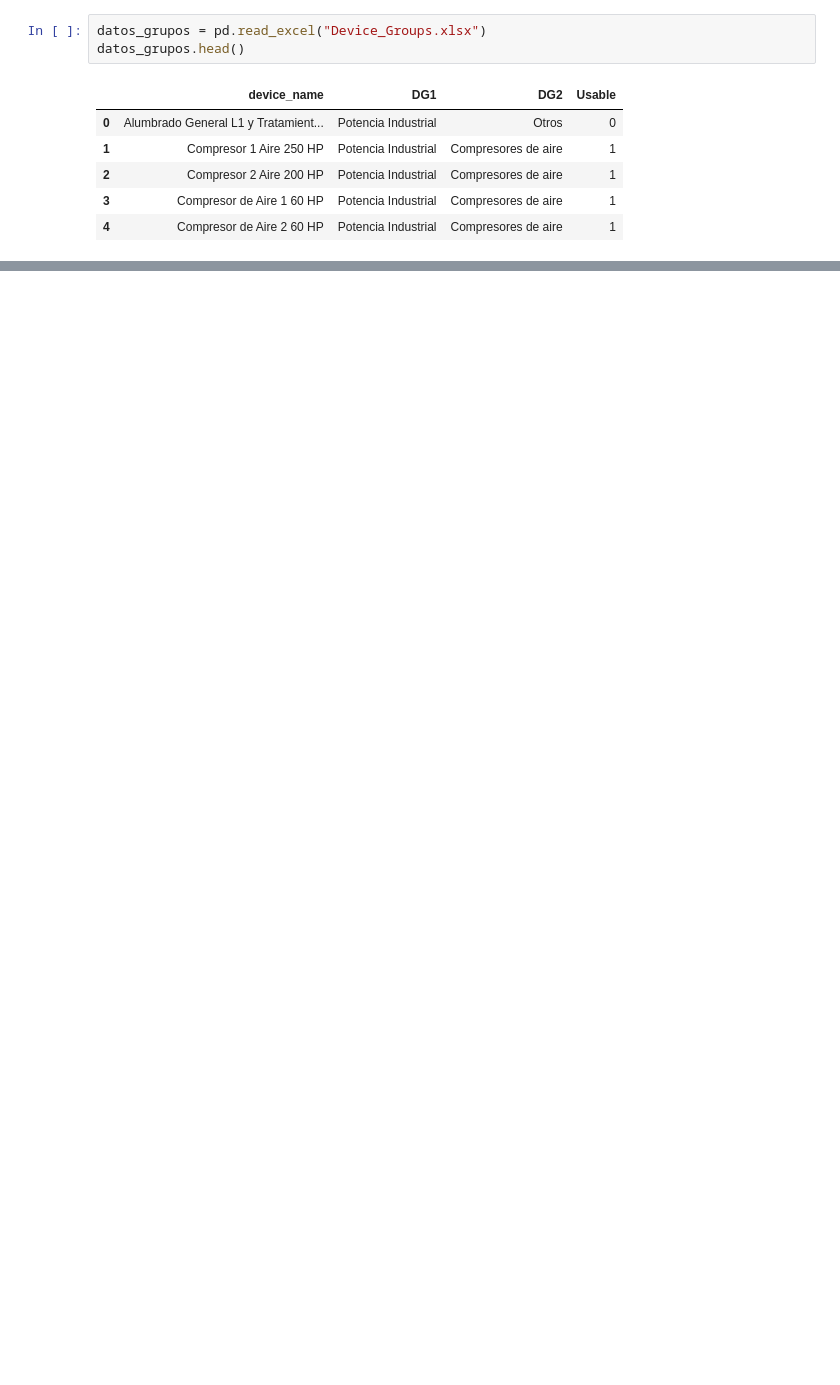
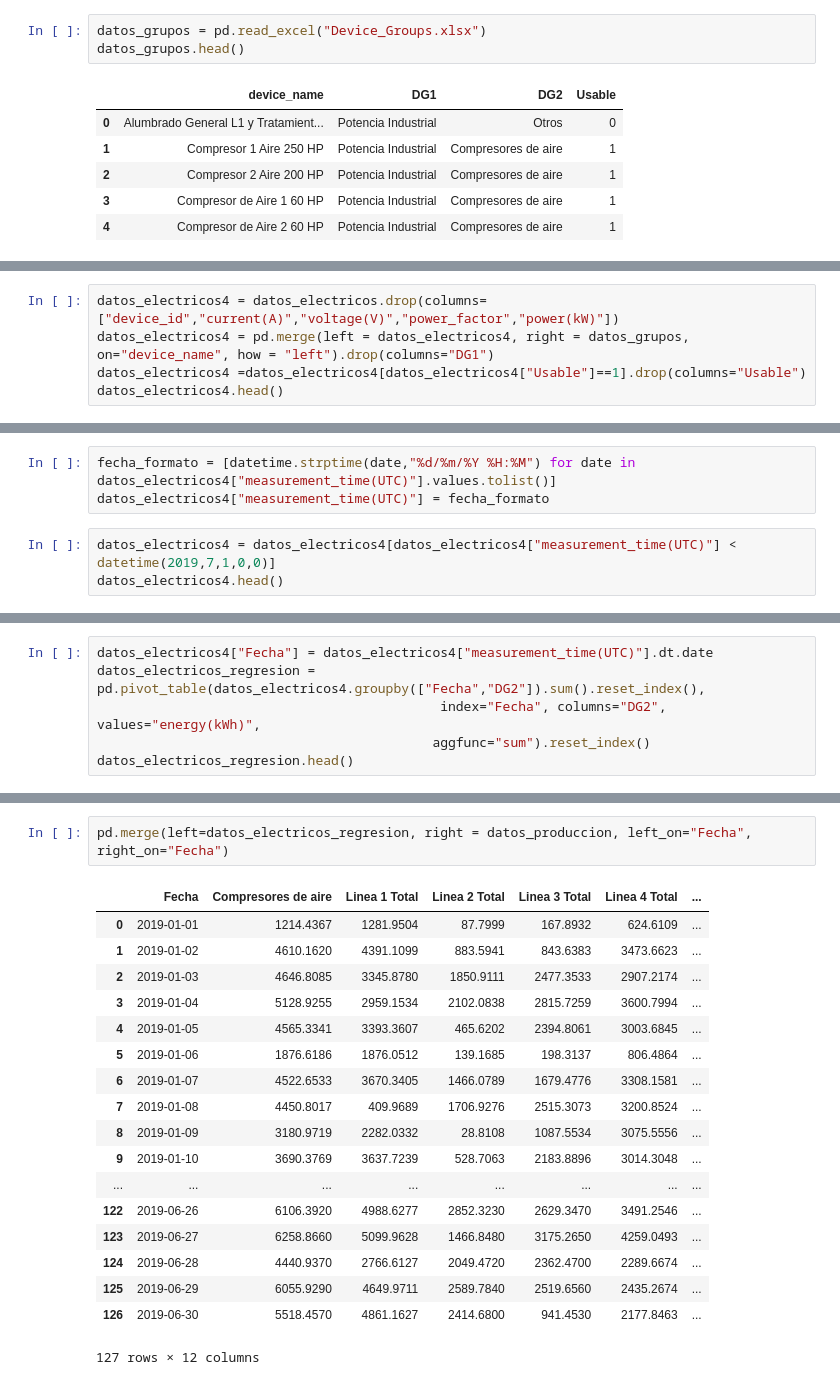
Before and after one commit to Axioma42/Project1, a Jupyter notebook: Project1.ipynb, the cells around one changed output, grey strips where cells are left out. Saved outputs shown, nothing was run; the diff lists cells and outputs as text; blank space fills up the shorter version.

```diff
--- a/Project1.ipynb
+++ b/Project1.ipynb
@@ -59,0 +76,5 @@ array(['Linea 2 Total', 'Linea 4 Total', 'Refrigeración L1L3L4',
+# %%
+datos_electricos4 = datos_electricos.drop(columns=["device_id","current(A)","voltage(V)","power_factor","power(kW)"])
+datos_electricos4 = pd.merge(left = datos_electricos4, right = datos_grupos, on="device_name", how = "left").drop(columns="DG1")
+datos_electricos4 =datos_electricos4[datos_electricos4["Usable"]==1].drop(columns="Usable")
+datos_electricos4.head()
@@ -59,0 +88,6 @@ array(['Linea 2 Total', 'Linea 4 Total', 'Refrigeración L1L3L4',
+# %%
+fecha_formato = [datetime.strptime(date,"%d/%m/%Y %H:%M") for date in datos_electricos4["measurement_time(UTC)"].values.tolist()]
+datos_electricos4["measurement_time(UTC)"] = fecha_formato
+# %%
+datos_electricos4 = datos_electricos4[datos_electricos4["measurement_time(UTC)"] < datetime(2019,7,1,0,0)]
+datos_electricos4.head()
@@ -59,0 +101,6 @@ array(['Linea 2 Total', 'Linea 4 Total', 'Refrigeración L1L3L4',
+# %%
+datos_electricos4["Fecha"] = datos_electricos4["measurement_time(UTC)"].dt.date
+datos_electricos_regresion = pd.pivot_table(datos_electricos4.groupby(["Fecha","DG2"]).sum().reset_index(),
+                                            index="Fecha", columns="DG2", values="energy(kWh)",
+                                           aggfunc="sum").reset_index()
+datos_electricos_regresion.head()
@@ -59,0 +114,21 @@ array(['Linea 2 Total', 'Linea 4 Total', 'Refrigeración L1L3L4',
+# %%
+pd.merge(left=datos_electricos_regresion, right = datos_produccion, left_on="Fecha", right_on="Fecha")
+# %% [output]
+|  | Fecha | Compresores de aire | Linea 1 Total | Linea 2 Total | Linea 3 Total | Linea 4 Total | ... |
+| 0 | 2019-01-01 | 1214.4367 | 1281.9504 | 87.7999 | 167.8932 | 624.6109 | ... |
+| 1 | 2019-01-02 | 4610.1620 | 4391.1099 | 883.5941 | 843.6383 | 3473.6623 | ... |
+| 2 | 2019-01-03 | 4646.8085 | 3345.8780 | 1850.9111 | 2477.3533 | 2907.2174 | ... |
+| 3 | 2019-01-04 | 5128.9255 | 2959.1534 | 2102.0838 | 2815.7259 | 3600.7994 | ... |
+| 4 | 2019-01-05 | 4565.3341 | 3393.3607 | 465.6202 | 2394.8061 | 3003.6845 | ... |
+| 5 | 2019-01-06 | 1876.6186 | 1876.0512 | 139.1685 | 198.3137 | 806.4864 | ... |
+| 6 | 2019-01-07 | 4522.6533 | 3670.3405 | 1466.0789 | 1679.4776 | 3308.1581 | ... |
+| 7 | 2019-01-08 | 4450.8017 | 409.9689 | 1706.9276 | 2515.3073 | 3200.8524 | ... |
+| 8 | 2019-01-09 | 3180.9719 | 2282.0332 | 28.8108 | 1087.5534 | 3075.5556 | ... |
+| 9 | 2019-01-10 | 3690.3769 | 3637.7239 | 528.7063 | 2183.8896 | 3014.3048 | ... |
+| ... | ... | ... | ... | ... | ... | ... | ... |
+| 122 | 2019-06-26 | 6106.3920 | 4988.6277 | 2852.3230 | 2629.3470 | 3491.2546 | ... |
+| 123 | 2019-06-27 | 6258.8660 | 5099.9628 | 1466.8480 | 3175.2650 | 4259.0493 | ... |
+| 124 | 2019-06-28 | 4440.9370 | 2766.6127 | 2049.4720 | 2362.4700 | 2289.6674 | ... |
+| 125 | 2019-06-29 | 6055.9290 | 4649.9711 | 2589.7840 | 2519.6560 | 2435.2674 | ... |
+| 126 | 2019-06-30 | 5518.4570 | 4861.1627 | 2414.6800 | 941.4530 | 2177.8463 | ... |
+127 rows × 12 columns
```
Also changed, not shown: parts of 14 cells of this notebook, 1 other file.
